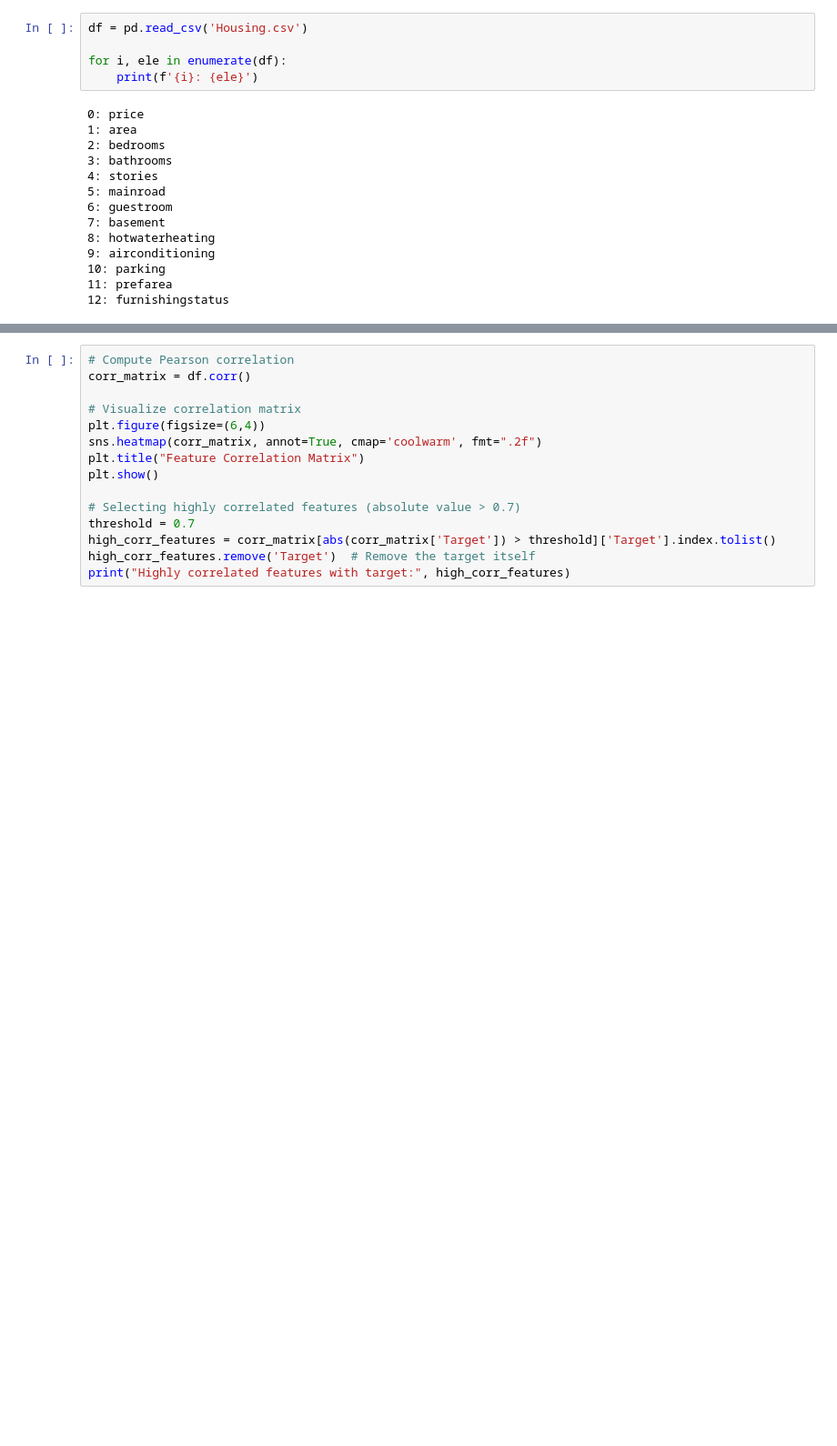
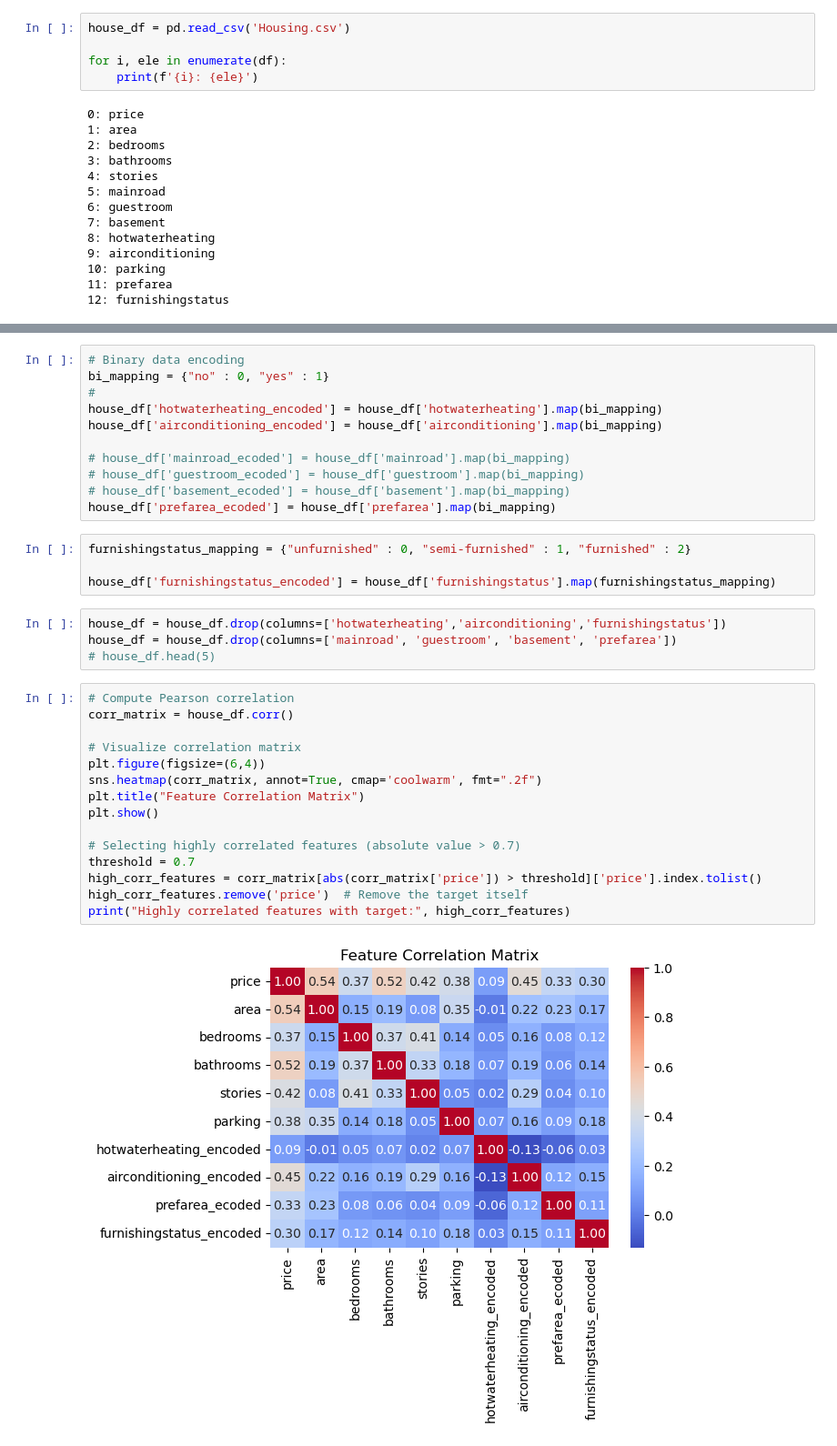
Before and after one commit to JosiahLam/Housing-Price-Prediction, a Jupyter notebook: feature_analysis.ipynb, the cells around one changed output, grey strips where cells are left out. Shown at 91% size. Cells and saved outputs as stored; diff of their text form; blank space fills up the shorter version.

```diff
--- a/feature_analysis.ipynb
+++ b/feature_analysis.ipynb
@@ -6,7 +6,7 @@ import pandas as pd
 import seaborn as sns
 import matplotlib.pyplot as plt
 # %%
-df = pd.read_csv('Housing.csv')
+house_df = pd.read_csv('Housing.csv')
 
 for i, ele in enumerate(df):
     print(f'{i}: {ele}')
@@ -27,16 +41,36 @@ for i, ele in enumerate(df):
+# %%
+# Binary data encoding
+bi_mapping = {"no" : 0, "yes" : 1}
+#
+house_df['hotwaterheating_encoded'] = house_df['hotwaterheating'].map(bi_mapping)
+house_df['airconditioning_encoded'] = house_df['airconditioning'].map(bi_mapping)
+
+# house_df['mainroad_ecoded'] = house_df['mainroad'].map(bi_mapping)
+# house_df['guestroom_ecoded'] = house_df['guestroom'].map(bi_mapping)
+# house_df['basement_ecoded'] = house_df['basement'].map(bi_mapping)
+house_df['prefarea_ecoded'] = house_df['prefarea'].map(bi_mapping)
+# %%
+furnishingstatus_mapping = {"unfurnished" : 0, "semi-furnished" : 1, "furnished" : 2}
+
+house_df['furnishingstatus_encoded'] = house_df['furnishingstatus'].map(furnishingstatus_mapping)
+# %%
+house_df = house_df.drop(columns=['hotwaterheating','airconditioning','furnishingstatus'])
+house_df = house_df.drop(columns=['mainroad', 'guestroom', 'basement', 'prefarea'])
+# house_df.head(5)
 # %%
 # Compute Pearson correlation
-corr_matrix = df.corr()
+corr_matrix = house_df.corr()
 
 # Visualize correlation matrix
 plt.figure(figsize=(6,4))
 sns.heatmap(corr_matrix, annot=True, cmap='coolwarm', fmt=".2f")
 plt.title("Feature Correlation Matrix")
 plt.show()
 
 # Selecting highly correlated features (absolute value > 0.7)
 threshold = 0.7
-high_corr_features = corr_matrix[abs(corr_matrix['Target']) > threshold]['Target'].index.tolist()
-high_corr_features.remove('Target')  # Remove the target itself
+high_corr_features = corr_matrix[abs(corr_matrix['price']) > threshold]['price'].index.tolist()
+high_corr_features.remove('price')  # Remove the target itself
 print("Highly correlated features with target:", high_corr_features)
 # %% [output]
+[figure, added]
```
Also changed, not shown: parts of 2 cells of this notebook, 1 other file.
